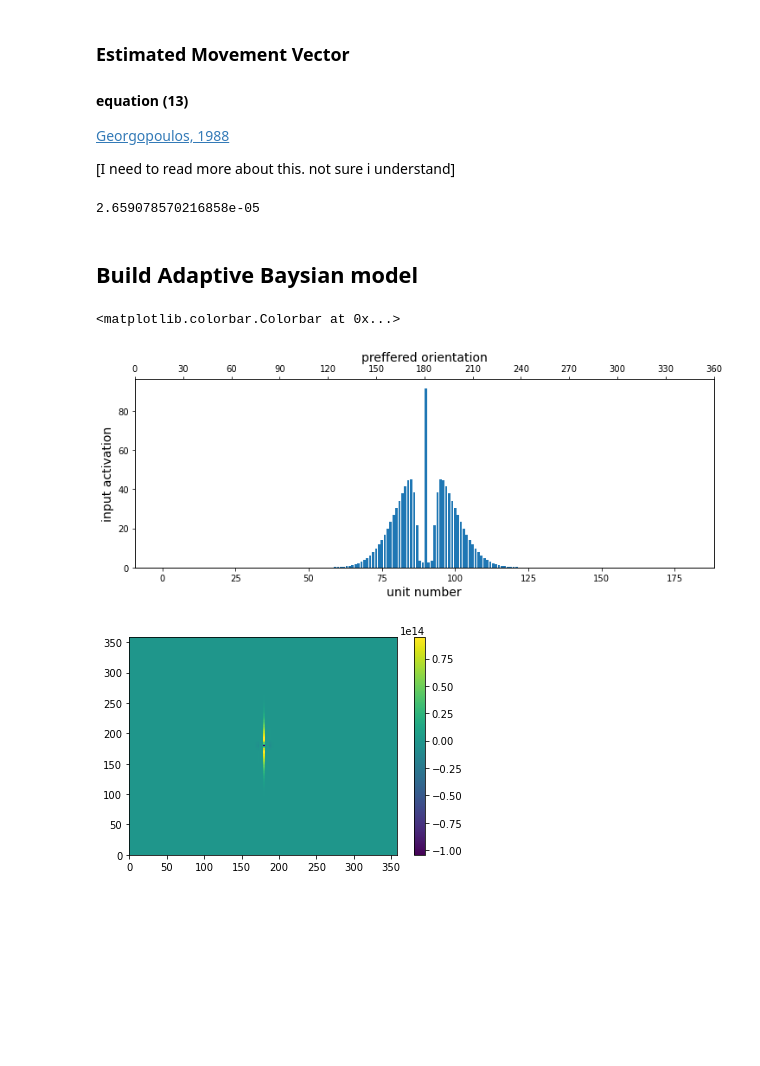
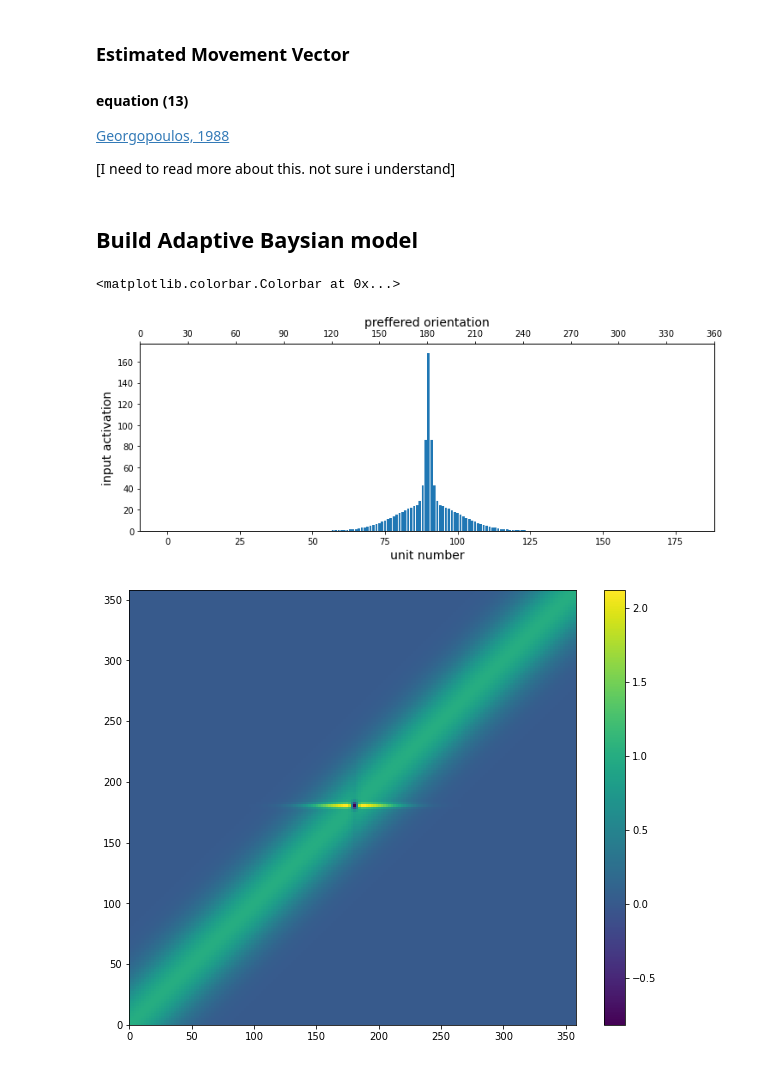
Before and after one commit to mwprestonjr/verstynen_2011_rpl, a Jupyter notebook: notebooks/verstynen_2011.ipynb, the cells around one changed output. Cells and saved outputs as stored; diff of their text form; code cells hidden in the pictures; blank space fills up the shorter version.

Commit message:
fixed bug in weight updating. tweeked params

```diff
--- a/notebooks/verstynen_2011.ipynb
+++ b/notebooks/verstynen_2011.ipynb
@@ -108,10 +106,8 @@ for i, pref_i in enumerate(preference):
     for j, pref_j in enumerate(preference):
         W[i,j] = connection_strength(i, j)
 
-        # force zero value on the diagonal?
-        # [should the diagonal be zero?]
-        if pref_i == pref_j:
-            W[i,j] = 0
+# set diagonal to zero (self connections)
+#W = W - np.diag(np.diag(W))
 
 # plot weights
 plt.pcolormesh(preference, preference, W)
@@ -183,8 +179,17 @@ alpha: *$\alpha$* normalization parameter
 weights: *$W_{ij}$*, synaptic weights
 updated_weights: *$W_{ij, t+1}$*; updated weight
 X: firing rates
-# %%
-def update_weights(weights, X, beta=1, alpha=1):
-    updated_weights = weights + beta*(np.outer(X, X) - alpha*(weights*X**2))
-
-    return updated_weights
+# %%
+# made beta negative here to get desired learning... mst look into reference here
+
+def update_weights(weights, X, beta=-1E-5, alpha=2):
+    # calc new weights
+    updated_weights = weights + beta*(np.outer(X, X) - (alpha*(weights*(X**2)).T))
+
+    # set diagonal to zero (self connections)
+    #updated_weights = temp - np.diag(np.diag(temp))
+
+    # set negative values to zero (should look into why negative values)
+    #updated_weights[updated_weights < 0] = 0
+
+    return updated_weights
@@ -207,20 +226,17 @@ def decode_output(X, preference):
     output = np.arctan(np.sum(temp))
 
     return output
-# %%
-output = decode_output(sol[4], preference)
-print(output)
-# %% [output]
-2.659078570216858e-05
 # %% [markdown]
 ## Build Adaptive Baysian model
 # %%
 # begin by building model with fixed weights
 
-def calc_firing_rate(firing_rate, theta, preference, weights):
+def calc_firing_rate(firing_rate, theta, preference, weights, baseline=0, gain=1, spread=6):
 
     # calc total activation
-    total_activation = input_activation(theta, preference) + np.dot(weights, firing_rate)
+    activation = input_activation(theta, preference, baseline=baseline, gain=gain, spread=spread)
+    recurrent = np.dot(weights, firing_rate)
+    total_activation = activation + recurrent
 
     # normalize activation
     firing_rate = norm_activation(total_activation)
@@ -248,34 +264,35 @@ weights[0] = W
 
 # solve
 for ii in np.arange(1,6):
-    firing_rates[ii] = calc_firing_rate(firing_rates[ii-1], THETA, preference, weights[ii-1])
-    weights[ii] = update_weights(weights[ii-1], firing_rates[ii-1], beta=1, alpha=1)
+    firing_rates[ii] = calc_firing_rate(firing_rates[ii-1], THETA, preference, weights[ii-1],
+                                        baseline=0, gain=1E3, spread=6)
+    weights[ii] = update_weights(weights[ii-1], firing_rates[ii-1], beta=-1E-5, alpha=0.5)
 # %%
 # plot final firing rates, and weight
 
 # plot firing rates
 # create figure
 fig = plt.figure(figsize=[12,4])
 ax1 = fig.add_subplot(111)
 ax2 = ax1.twiny()
 # plot data
 ax1.bar(np.arange(180), firing_rates[5])
 # label plot
 ax1.set_xlabel('unit number', fontsize=14)
 ax1.set_ylabel('input activation', fontsize=14)
 # add second x label
 xx = np.linspace(0,360,13)
 ax2.set_xticks(xx)
 ax2.set_xticklabels([str(int(x)) for x in xx] )
 ax2.set_xlabel('preffered orientation', fontsize=14)
 
 # plot final weights
-plt.figure()
+plt.figure(figsize=[10,8])
 plt.pcolormesh(preference, preference, weights[5])
 plt.colorbar()
 # %% [output]
 <matplotlib.colorbar.Colorbar at 0x...>
-[figure, old version]
+[figure, new version]
-[figure, old version]
+[figure, new version]
 # %%
 # plot evolution of firing rates
```
Also changed, not shown: parts of 5 cells of this notebook.
